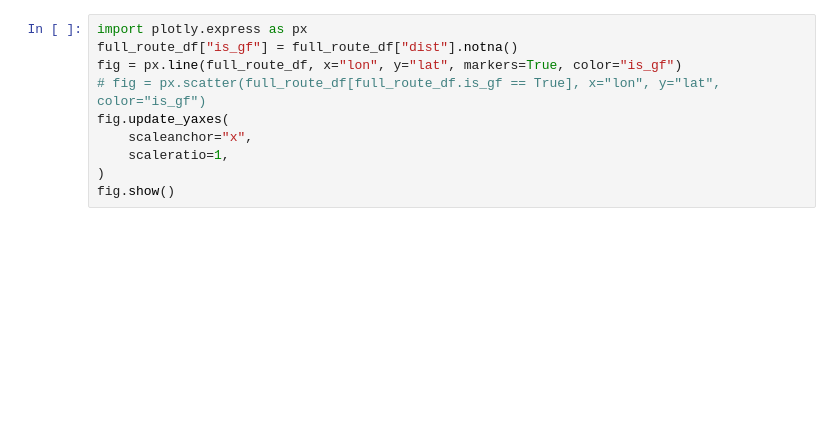
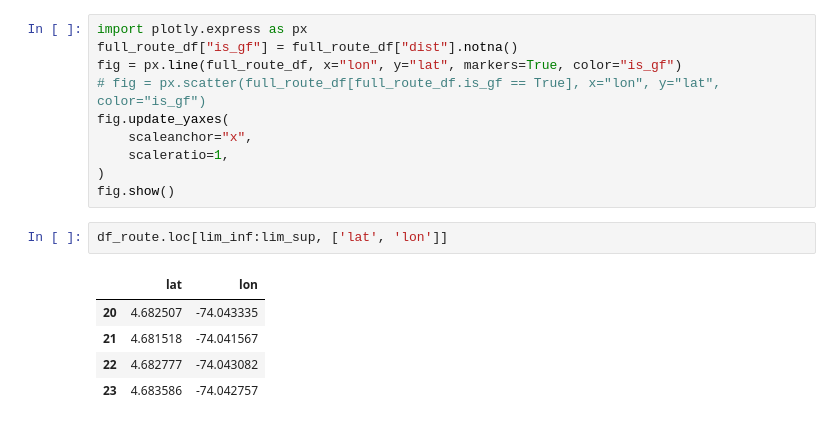
Before and after one commit to JorgeIvanJH/gps-coords-handling, a Jupyter notebook: gf_ordening_as_fun.ipynb, the cells around one changed output. Drawn from its saved outputs; the diff is of its cells as text; blank space fills up the shorter version.

```diff
--- a/gf_ordening_as_fun.ipynb
+++ b/gf_ordening_as_fun.ipynb
@@ -477,3 +475,11 @@ fig.update_yaxes(
     scaleratio=1,
 )
 fig.show()
+# %%
+df_route.loc[lim_inf:lim_sup, ['lat', 'lon']]
+# %% [output]
+|  | lat | lon |
+| 20 | 4.682507 | -74.043335 |
+| 21 | 4.681518 | -74.041567 |
+| 22 | 4.682777 | -74.043082 |
+| 23 | 4.683586 | -74.042757 |
```
Also changed, not shown: parts of 4 cells of this notebook, 2 other files.
